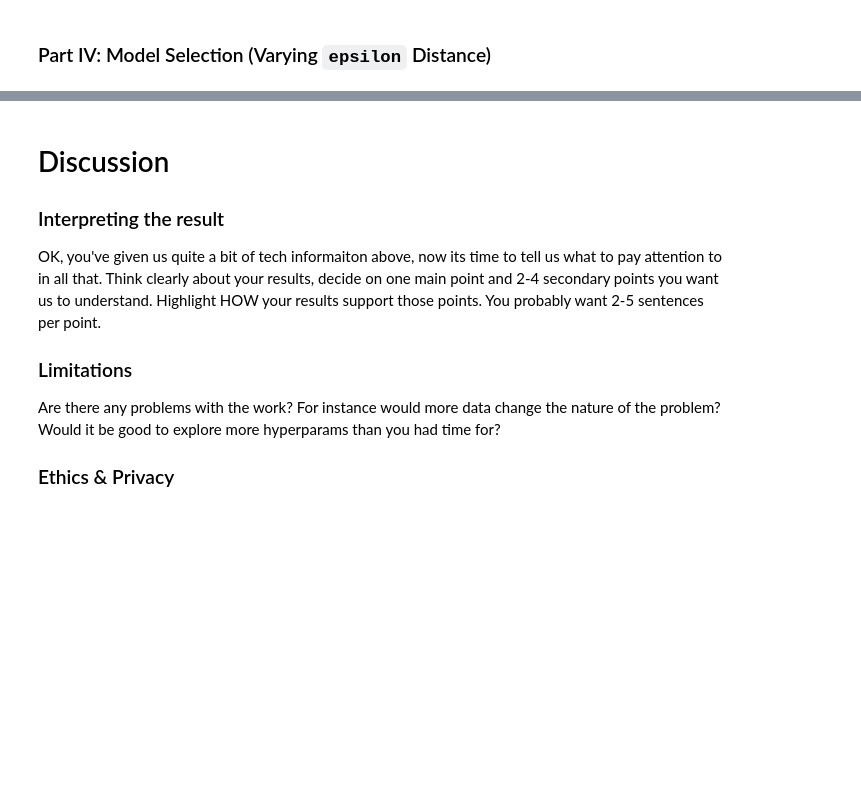
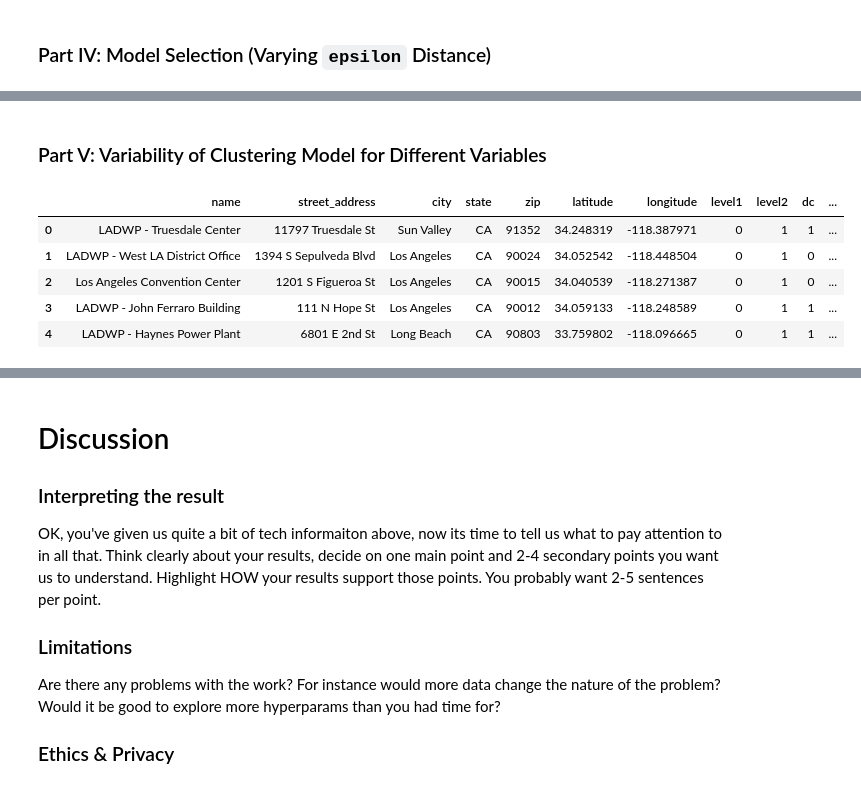
Before and after one commit to COGS118A/Group031-SP23, a Jupyter notebook: FinalProject_Group031-SP23.ipynb, the cells around one changed output, grey strips where cells are left out. Drawn from its saved outputs; the diff is of its cells as text; code cells hidden in the pictures; blank space fills up the shorter version.

```diff
--- a/FinalProject_Group031-SP23.ipynb
+++ b/FinalProject_Group031-SP23.ipynb
@@ -431,0 +464,27 @@ Maybe you do model selection again, but using a different kind of metric than be
+# %% [markdown]
+### Part V: Variability of Clustering Model for Different Variables
+# %%
+# One hot encode charger
+stations_df['level1_count'] = np.where(stations_df['level1_count'] > 0, 1, 0)
+stations_df['level2_count'] = np.where(stations_df['level2_count'] > 0, 1, 0)
+stations_df['dc_count'] = np.where(stations_df['dc_count'] > 0, 1, 0)
+
+# One hot encode connectors. Cast connectors column into list
+stations_df['connectors'] = stations_df['connectors'].str.split()
+stations_df = stations_df.join(pd.crosstab((s:=stations_df['connectors'].explode()).index, s))
+stations_df.rename(columns={'level1_count': 'level1',
+                            'level2_count': 'level2',
+                            'dc_count': 'dc'}, inplace=True)
+
+# One hot encode access
+stations_df['access'] = np.where(stations_df['access'] == 'public', 1, 0)
+
+stations_df = stations_df.drop(columns=['connectors'])
+stations_df.head()
+# %% [output]
+|  | name | street_address | city | state | zip | latitude | longitude | level1 | level2 | dc | ... |
+| 0 | LADWP - Truesdale Center | 11797 Truesdale St | Sun Valley | CA | 91352 | 34.248319 | -118.387971 | 0 | 1 | 1 | ... |
+| 1 | LADWP - West LA District Office | 1394 S Sepulveda Blvd | Los Angeles | CA | 90024 | 34.052542 | -118.448504 | 0 | 1 | 0 | ... |
+| 2 | Los Angeles Convention Center | 1201 S Figueroa St | Los Angeles | CA | 90015 | 34.040539 | -118.271387 | 0 | 1 | 0 | ... |
+| 3 | LADWP - John Ferraro Building | 111 N Hope St | Los Angeles | CA | 90012 | 34.059133 | -118.248589 | 0 | 1 | 1 | ... |
+| 4 | LADWP - Haynes Power Plant | 6801 E 2nd St | Long Beach | CA | 90803 | 33.759802 | -118.096665 | 0 | 1 | 1 | ... |
```
Also changed, not shown: parts of 12 cells of this notebook, 7 other files.
